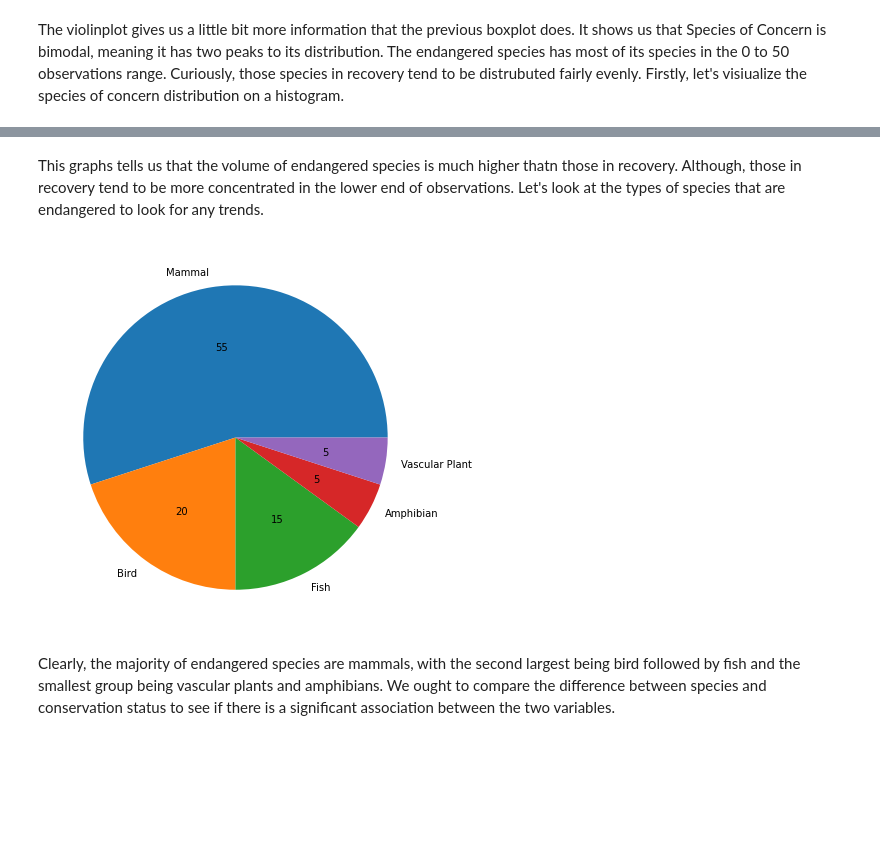
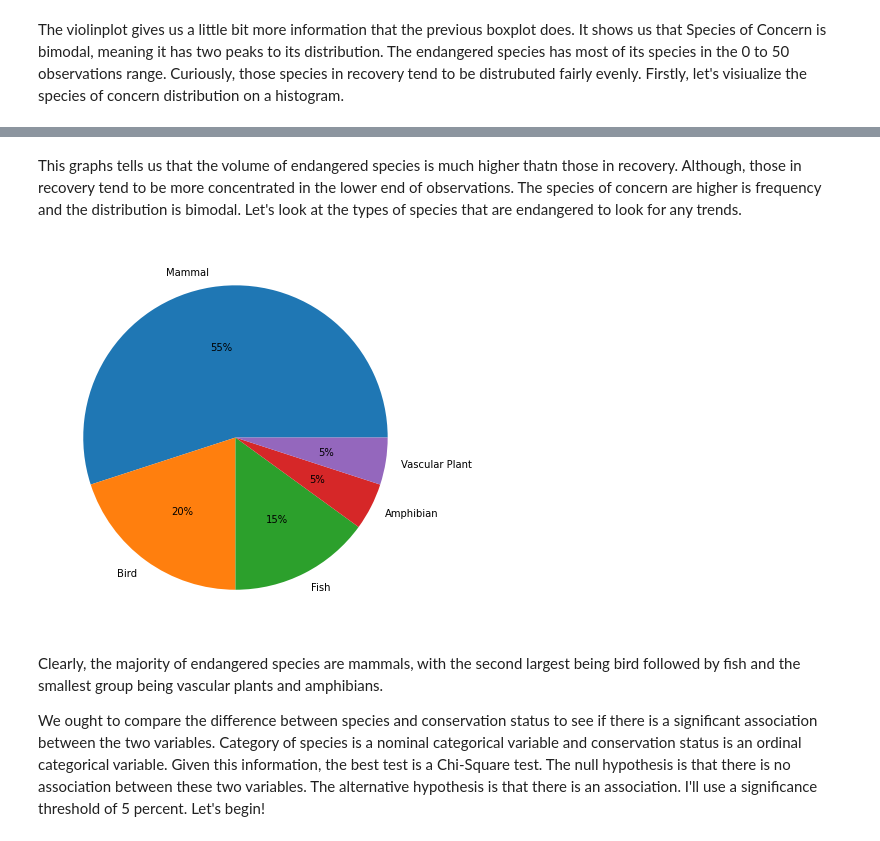
Before and after one commit to Thomsoa194/biodiversity, a Jupyter notebook: biodiversity.ipynb, the cells around one changed output, grey strips where cells are left out. Cells and saved outputs as stored; diff of their text form; code cells hidden in the pictures; blank space fills up the shorter version.

```diff
--- a/biodiversity.ipynb
+++ b/biodiversity.ipynb
@@ -12,5 +13,3 @@ import seaborn as sns
 # %%
-observations = pd.read_csv('observations.csv')
-species_info = pd.read_csv('species_info.csv')
-species_observations = observations.merge(species_info, on = 'scientific_name')
-print(species_observations.head())
+observations = pd.read_csv('observations.csv', encoding = 'utf-8')
+species_info = pd.read_csv('species_info.csv', encoding = 'utf-8')
@@ -104,10 +216,16 @@ plt.legend()
 # %% [markdown]
-This graphs tells us that the volume of endangered species is much higher thatn those in recovery. Although, those in recovery tend to be more concentrated in the lower end of observations. Let's look at the types of species that are endangered to look for any trends.
+This graphs tells us that the volume of endangered species is much higher thatn those in recovery. Although, those in recovery tend to be more concentrated in the lower end of observations. The species of concern are higher is frequency and the distribution is bimodal. Let's look at the types of species that are endangered to look for any trends.
 # %%
 plt.figure(figsize=(7, 7))
 labels = ['Mammal', 'Bird', 'Fish', 'Amphibian', 'Vascular Plant']
-plt.pie(endangered.category.value_counts(normalize=True).values, labels=labels, autopct='%d');
+plt.pie(endangered.category.value_counts(normalize=True).values, labels=labels, autopct='%d%%');
 # %% [output]
-[figure, old version]
+[figure, new version]
 # %% [markdown]
-Clearly, the majority of endangered species are mammals, with the second largest being bird followed by fish and the smallest group being vascular plants and amphibians. We ought to compare the difference between species and conservation status to see if there is a significant association between the two variables.
+Clearly, the majority of endangered species are mammals, with the second largest being bird followed by fish and the smallest group being vascular plants and amphibians.
+
+
+
+
+We ought to compare the difference between species and conservation status to see if there is a significant association between the two variables. Category of species is a nominal categorical variable and conservation status is an ordinal categorical variable. Given this information, the best test is a Chi-Square test. The null hypothesis is that there is no association between these two variables. The alternative hypothesis is that there is an association. I'll use a significance threshold of 5 percent.
+Let's begin!
```
Also changed, not shown: parts of 51 cells of this notebook.
